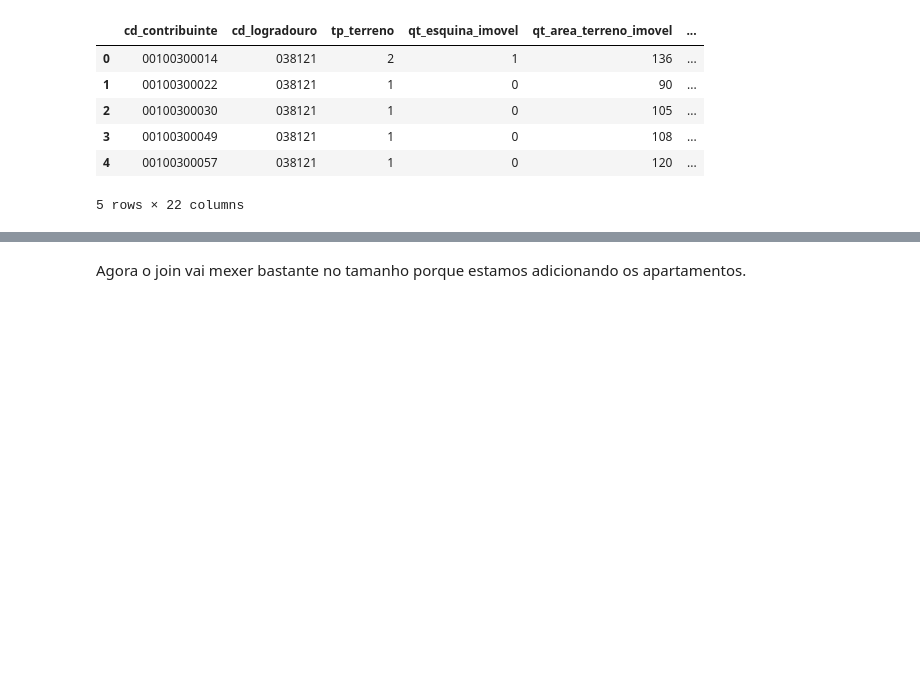
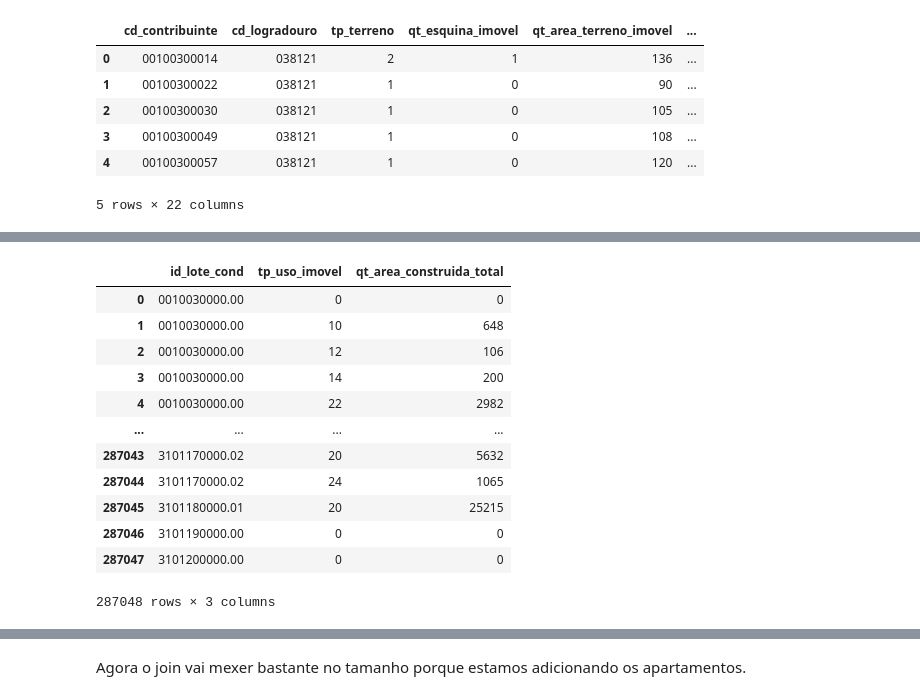
Before and after one commit to h-pgy/zoneamento_lotes_pmsp, a Jupyter notebook: 04_solicitacao_equipe_dimap1.ipynb, the cells around one changed output, grey strips where cells are left out. Cells and saved outputs as stored; diff of their text form; code cells hidden in the pictures; blank space fills up the shorter version.

```diff
--- a/04_solicitacao_equipe_dimap1.ipynb
+++ b/04_solicitacao_equipe_dimap1.ipynb
@@ -298,3 +302,19 @@ gdf.head()
+# %%
+df.groupby(['id_lote_cond', 'tp_uso_imovel'])['qt_area_construida_total'].sum().reset_index()
+# %% [output]
+|  | id_lote_cond | tp_uso_imovel | qt_area_construida_total |
+| 0 | 0010030000.00 | 0 | 0 |
+| 1 | 0010030000.00 | 10 | 648 |
+| 2 | 0010030000.00 | 12 | 106 |
+| 3 | 0010030000.00 | 14 | 200 |
+| 4 | 0010030000.00 | 22 | 2982 |
+| ... | ... | ... | ... |
+| 287043 | 3101170000.02 | 20 | 5632 |
+| 287044 | 3101170000.02 | 24 | 1065 |
+| 287045 | 3101180000.01 | 20 | 25215 |
+| 287046 | 3101190000.00 | 0 | 0 |
+| 287047 | 3101200000.00 | 0 | 0 |
+287048 rows × 3 columns
 # %%
 gdf['id_lote_cond'] = gdf['cod_setor'] + gdf['cod_qp'] + gdf['cod_lote'] + '.' + gdf['cod_cond']
 # %%
```
Also changed, not shown: parts of 36 cells of this notebook, 1 other file.
